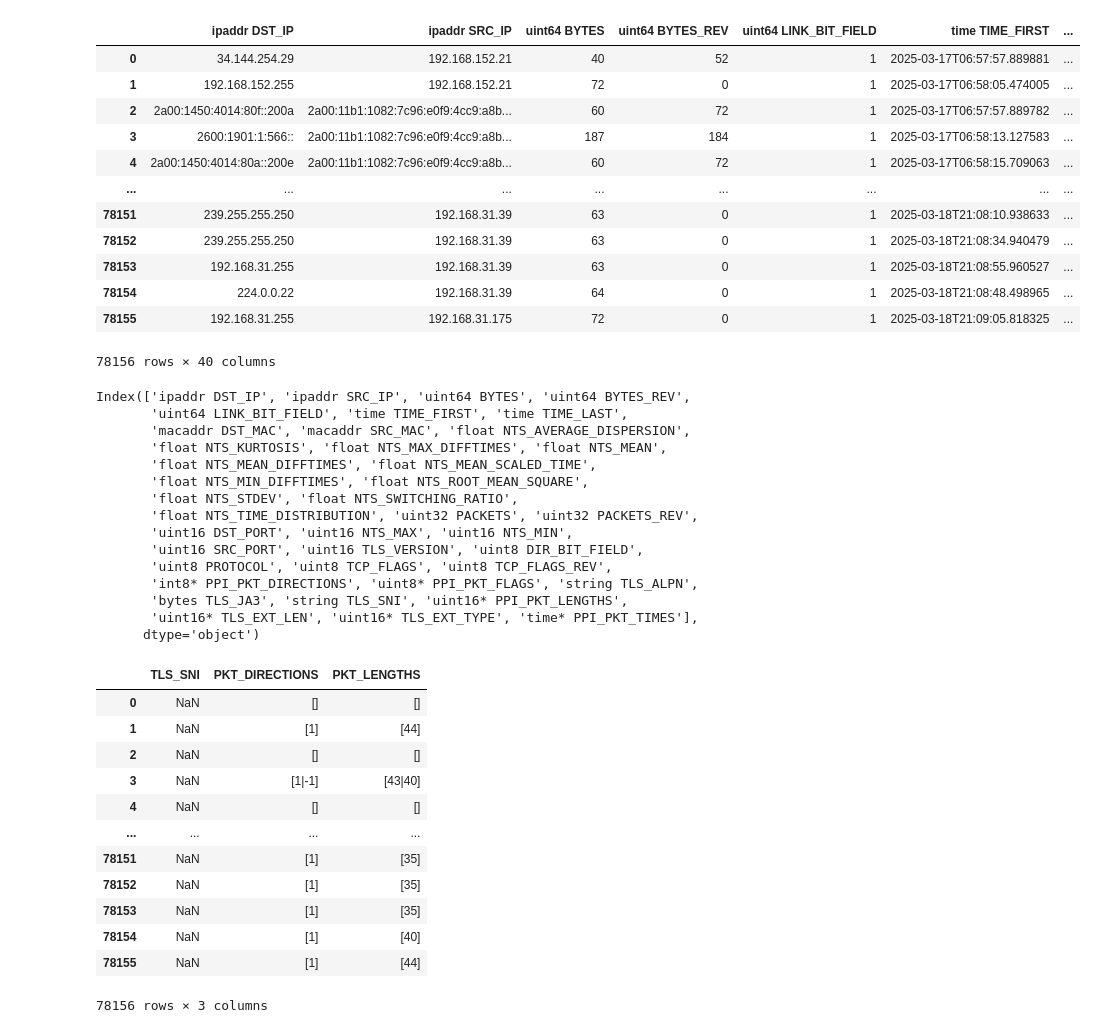
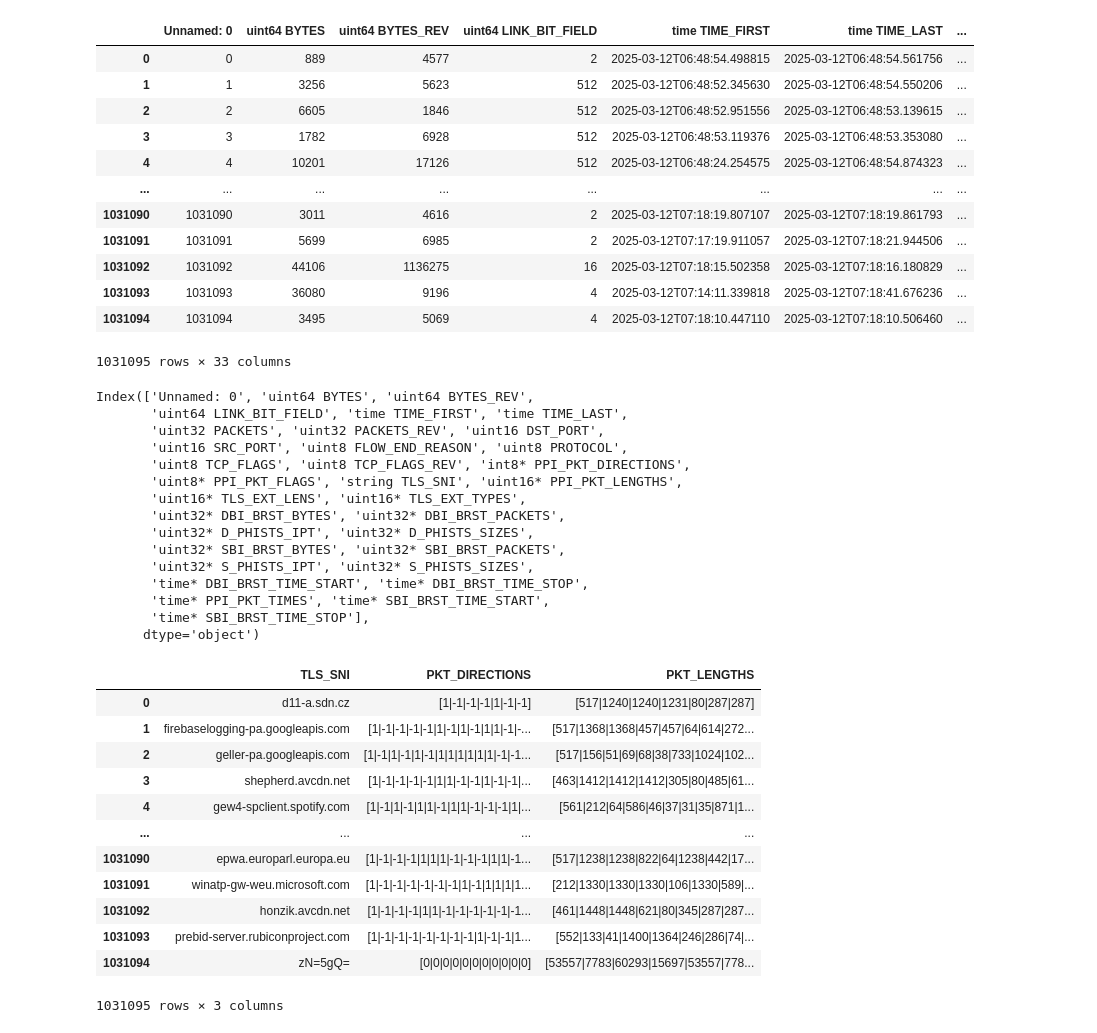
Before and after one commit to kakalasek/Omega_Big, a Jupyter notebook: data_processing.ipynb, the cells around one changed output. Cells and saved outputs as stored; diff of their text form; code cells hidden in the pictures.

```diff
--- a/data_processing.ipynb
+++ b/data_processing.ipynb
@@ -2,39 +2,39 @@
 import pandas as pd
 import numpy as np
 # %%
-df = pd.read_csv('/content/drive/MyDrive/Omega_Data/some_data.csv')
+df = pd.read_csv('./data/cesnet_data.csv')
 df
 # %% [output]
-|  | ipaddr DST_IP | ipaddr SRC_IP | uint64 BYTES | uint64 BYTES_REV | uint64 LINK_BIT_FIELD | time TIME_FIRST | ... |
-| 0 | 34.144.254.29 | 192.168.152.21 | 40 | 52 | 1 | 2025-03-17T06:57:57.889881 | ... |
-| 1 | 192.168.152.255 | 192.168.152.21 | 72 | 0 | 1 | 2025-03-17T06:58:05.474005 | ... |
-| 2 | 2a00:1450:4014:80f::200a | 2a00:11b1:1082:7c96:e0f9:4cc9:a8b... | 60 | 72 | 1 | 2025-03-17T06:57:57.889782 | ... |
-| 3 | 2600:1901:1:566:: | 2a00:11b1:1082:7c96:e0f9:4cc9:a8b... | 187 | 184 | 1 | 2025-03-17T06:58:13.127583 | ... |
-| 4 | 2a00:1450:4014:80a::200e | 2a00:11b1:1082:7c96:e0f9:4cc9:a8b... | 60 | 72 | 1 | 2025-03-17T06:58:15.709063 | ... |
+|  | Unnamed: 0 | uint64 BYTES | uint64 BYTES_REV | uint64 LINK_BIT_FIELD | time TIME_FIRST | time TIME_LAST | ... |
+| 0 | 0 | 889 | 4577 | 2 | 2025-03-12T06:48:54.498815 | 2025-03-12T06:48:54.561756 | ... |
+| 1 | 1 | 3256 | 5623 | 512 | 2025-03-12T06:48:52.345630 | 2025-03-12T06:48:54.550206 | ... |
+| 2 | 2 | 6605 | 1846 | 512 | 2025-03-12T06:48:52.951556 | 2025-03-12T06:48:53.139615 | ... |
+| 3 | 3 | 1782 | 6928 | 512 | 2025-03-12T06:48:53.119376 | 2025-03-12T06:48:53.353080 | ... |
+| 4 | 4 | 10201 | 17126 | 512 | 2025-03-12T06:48:24.254575 | 2025-03-12T06:48:54.874323 | ... |
 | ... | ... | ... | ... | ... | ... | ... | ... |
-| 78151 | 239.255.255.250 | 192.168.31.39 | 63 | 0 | 1 | 2025-03-18T21:08:10.938633 | ... |
-| 78152 | 239.255.255.250 | 192.168.31.39 | 63 | 0 | 1 | 2025-03-18T21:08:34.940479 | ... |
-| 78153 | 192.168.31.255 | 192.168.31.39 | 63 | 0 | 1 | 2025-03-18T21:08:55.960527 | ... |
-| 78154 | 224.0.0.22 | 192.168.31.39 | 64 | 0 | 1 | 2025-03-18T21:08:48.498965 | ... |
-| 78155 | 192.168.31.255 | 192.168.31.175 | 72 | 0 | 1 | 2025-03-18T21:09:05.818325 | ... |
+| 1031090 | 1031090 | 3011 | 4616 | 2 | 2025-03-12T07:18:19.807107 | 2025-03-12T07:18:19.861793 | ... |
+| 1031091 | 1031091 | 5699 | 6985 | 2 | 2025-03-12T07:17:19.911057 | 2025-03-12T07:18:21.944506 | ... |
+| 1031092 | 1031092 | 44106 | 1136275 | 16 | 2025-03-12T07:18:15.502358 | 2025-03-12T07:18:16.180829 | ... |
+| 1031093 | 1031093 | 36080 | 9196 | 4 | 2025-03-12T07:14:11.339818 | 2025-03-12T07:18:41.676236 | ... |
+| 1031094 | 1031094 | 3495 | 5069 | 4 | 2025-03-12T07:18:10.447110 | 2025-03-12T07:18:10.506460 | ... |
-78156 rows × 40 columns
+1031095 rows × 33 columns
 # %%
 df.columns
 # %% [output]
-Index(['ipaddr DST_IP', 'ipaddr SRC_IP', 'uint64 BYTES', 'uint64 BYTES_REV',
+Index(['Unnamed: 0', 'uint64 BYTES', 'uint64 BYTES_REV',
        'uint64 LINK_BIT_FIELD', 'time TIME_FIRST', 'time TIME_LAST',
-       'macaddr DST_MAC', 'macaddr SRC_MAC', 'float NTS_AVERAGE_DISPERSION',
-       'float NTS_KURTOSIS', 'float NTS_MAX_DIFFTIMES', 'float NTS_MEAN',
-       'float NTS_MEAN_DIFFTIMES', 'float NTS_MEAN_SCALED_TIME',
-       'float NTS_MIN_DIFFTIMES', 'float NTS_ROOT_MEAN_SQUARE',
-       'float NTS_STDEV', 'float NTS_SWITCHING_RATIO',
-       'float NTS_TIME_DISTRIBUTION', 'uint32 PACKETS', 'uint32 PACKETS_REV',
-       'uint16 DST_PORT', 'uint16 NTS_MAX', 'uint16 NTS_MIN',
-       'uint16 SRC_PORT', 'uint16 TLS_VERSION', 'uint8 DIR_BIT_FIELD',
-       'uint8 PROTOCOL', 'uint8 TCP_FLAGS', 'uint8 TCP_FLAGS_REV',
-       'int8* PPI_PKT_DIRECTIONS', 'uint8* PPI_PKT_FLAGS', 'string TLS_ALPN',
-       'bytes TLS_JA3', 'string TLS_SNI', 'uint16* PPI_PKT_LENGTHS',
-       'uint16* TLS_EXT_LEN', 'uint16* TLS_EXT_TYPE', 'time* PPI_PKT_TIMES'],
+       'uint32 PACKETS', 'uint32 PACKETS_REV', 'uint16 DST_PORT',
+       'uint16 SRC_PORT', 'uint8 FLOW_END_REASON', 'uint8 PROTOCOL',
+       'uint8 TCP_FLAGS', 'uint8 TCP_FLAGS_REV', 'int8* PPI_PKT_DIRECTIONS',
+       'uint8* PPI_PKT_FLAGS', 'string TLS_SNI', 'uint16* PPI_PKT_LENGTHS',
+       'uint16* TLS_EXT_LENS', 'uint16* TLS_EXT_TYPES',
+       'uint32* DBI_BRST_BYTES', 'uint32* DBI_BRST_PACKETS',
+       'uint32* D_PHISTS_IPT', 'uint32* D_PHISTS_SIZES',
+       'uint32* SBI_BRST_BYTES', 'uint32* SBI_BRST_PACKETS',
+       'uint32* S_PHISTS_IPT', 'uint32* S_PHISTS_SIZES',
+       'time* DBI_BRST_TIME_START', 'time* DBI_BRST_TIME_STOP',
+       'time* PPI_PKT_TIMES', 'time* SBI_BRST_TIME_START',
+       'time* SBI_BRST_TIME_STOP'],
       dtype='object')
 # %%
 df = df[['string TLS_SNI', 'int8* PPI_PKT_DIRECTIONS', 'uint16* PPI_PKT_LENGTHS']]
@@ -42,17 +42,17 @@ df = df.rename(columns={'string TLS_SNI': 'TLS_SNI', 'int8* PPI_PKT_DIRECTIONS':
 df
 # %% [output]
 |  | TLS_SNI | PKT_DIRECTIONS | PKT_LENGTHS |
-| 0 | NaN | [] | [] |
-| 1 | NaN | [1] | [44] |
-| 2 | NaN | [] | [] |
-| 3 | NaN | [1|-1] | [43|40] |
-| 4 | NaN | [] | [] |
+| 0 | d11-a.sdn.cz | [1|-1|-1|-1|1|-1|-1] | [517|1240|1240|1231|80|287|287] |
+| 1 | firebaselogging-pa.googleapis.com | [1|-1|-1|-1|-1|1|-1|1|-1|1|1|-1|-... | [517|1368|1368|457|457|64|614|272... |
+| 2 | geller-pa.googleapis.com | [1|-1|1|-1|1|-1|1|1|1|1|1|1|-1|-1... | [517|156|51|69|68|38|733|1024|102... |
+| 3 | shepherd.avcdn.net | [1|-1|-1|-1|-1|1|1|-1|-1|1|-1|-1|... | [463|1412|1412|1412|305|80|485|61... |
+| 4 | gew4-spclient.spotify.com | [1|-1|1|-1|1|1|-1|1|1|-1|-1|-1|1|... | [561|212|64|586|46|37|31|35|871|1... |
 | ... | ... | ... | ... |
-| 78151 | NaN | [1] | [35] |
-| 78152 | NaN | [1] | [35] |
-| 78153 | NaN | [1] | [35] |
-| 78154 | NaN | [1] | [40] |
-| 78155 | NaN | [1] | [44] |
+| 1031090 | epwa.europarl.europa.eu | [1|-1|-1|-1|1|1|1|-1|-1|-1|1|1|-1... | [517|1238|1238|822|64|1238|442|17... |
+| 1031091 | winatp-gw-weu.microsoft.com | [1|-1|-1|-1|-1|-1|-1|1|-1|1|1|1|1... | [212|1330|1330|1330|106|1330|589|... |
+| 1031092 | honzik.avcdn.net | [1|-1|-1|-1|1|1|-1|-1|-1|-1|-1|-1... | [461|1448|1448|621|80|345|287|287... |
+| 1031093 | prebid-server.rubiconproject.com | [1|-1|-1|-1|-1|-1|-1|-1|1|-1|-1|1... | [552|133|41|1400|1364|246|286|74|... |
+| 1031094 | zN=5gQ= | [0|0|0|0|0|0|0|0|0|0|0] | [53557|7783|60293|15697|53557|778... |
-78156 rows × 3 columns
+1031095 rows × 3 columns
 # %%
 df
```
Also changed, not shown: parts of 11 cells of this notebook, 2 other files.
